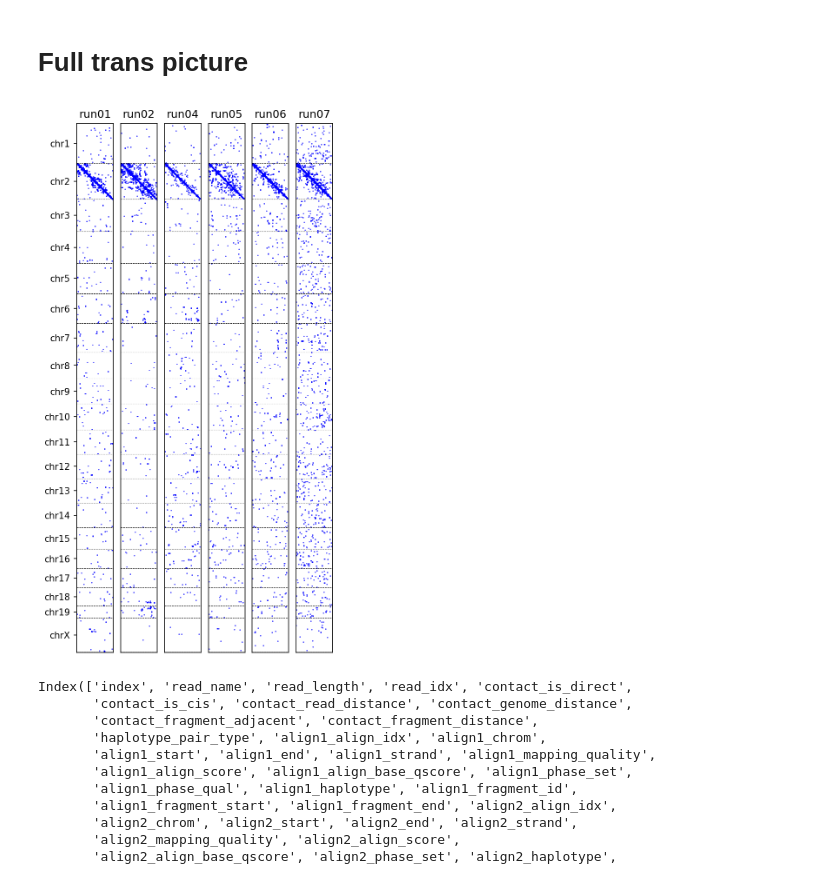
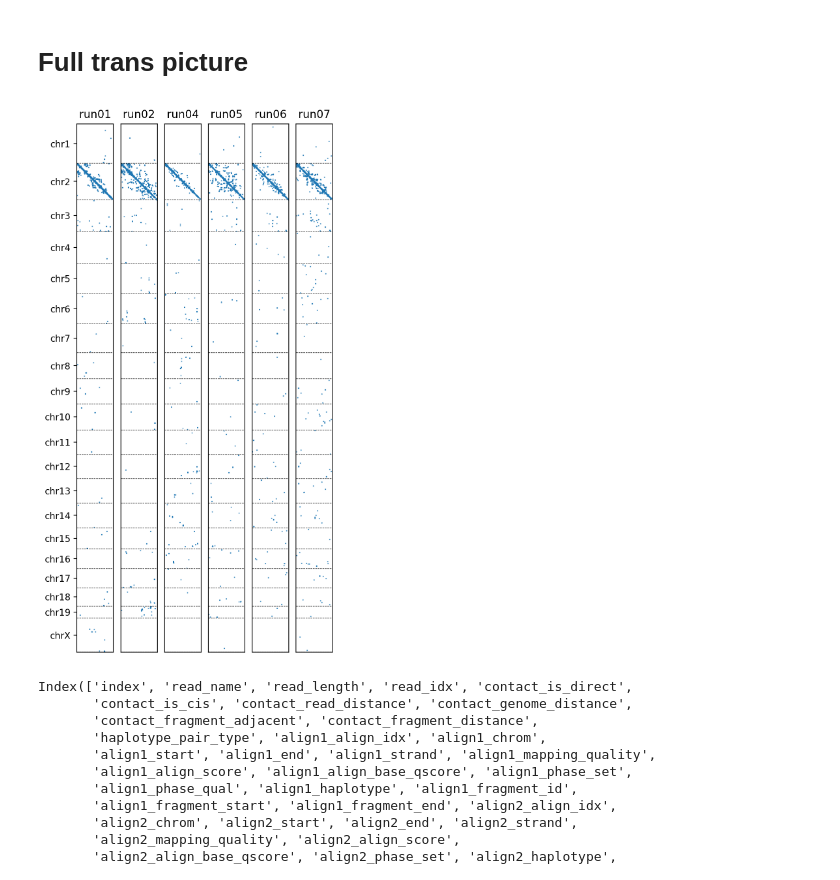
Before and after one commit to CooperStansbury/scPoreC-analysis, a Jupyter notebook: notebooks/adjancentvsClique.ipynb, the cells around one changed output. Drawn from its saved outputs; the diff is of its cells as text; code cells hidden in the pictures.

```diff
--- a/notebooks/adjancentvsClique.ipynb
+++ b/notebooks/adjancentvsClique.ipynb
@@ -347,6 +345,7 @@ chromosome = ['chr2']
 colIndex = pcu.getIndices(filteredChromInfo, filteredPoreCIndex, chromosome, 'region')
 
 
+plt.rcParams['figure.dpi'] = 200
 plt.rcParams['figure.figsize'] = 4, 13
 
 
@@ -367,40 +366,40 @@ for runId in adj1mb.keys():
     figCount += 1
     fig.add_subplot(1, len(adj1mb), figCount)
 
-    plt.spy(transExp, marker='s', c='r', markersize=0.2)
-#     plt.spy(transAdj, marker='s', c='k', markersize=0.2)
+#     plt.spy(transExp, marker='s', c='C1', markersize=0.2)
+    plt.spy(transAdj, marker='s', c='C0', markersize=0.2)
 
     cnt = 0
 
     ytick = []
     ytickLabels = []
 
     for chrm in chromOrder[:-1]:
         row = filteredChromInfo.loc[filteredChromInfo['region'] == chrm]
         # remap to shuffled chrom position
         pos = row['length'].values[0] - 1
         cnt += pos
 
         ytick.append(cnt - pos // 2)
         ytickLabels.append(chrm)
 
         plt.axhline(y=cnt, lw=0.5, ls='--',  c='k')
 
     plt.xticks([], [])
     plt.title(f"{runId}", y=1.001)
     if figCount == 1:
         plt.yticks(ytick, ytickLabels)
     else:
         plt.yticks([], [])
 
 plt.subplots_adjust(left=0.01,
                     bottom=0.1,
                     right=0.99,
                     top=0.9,
                     wspace=0.2,
                     hspace=0.01)
 # %% [output]
-[figure, old version]
+[figure, new version]
 # %%
 df.columns
 # %% [output]
```
Also changed, not shown: parts of 4 cells of this notebook, 6 other files.
